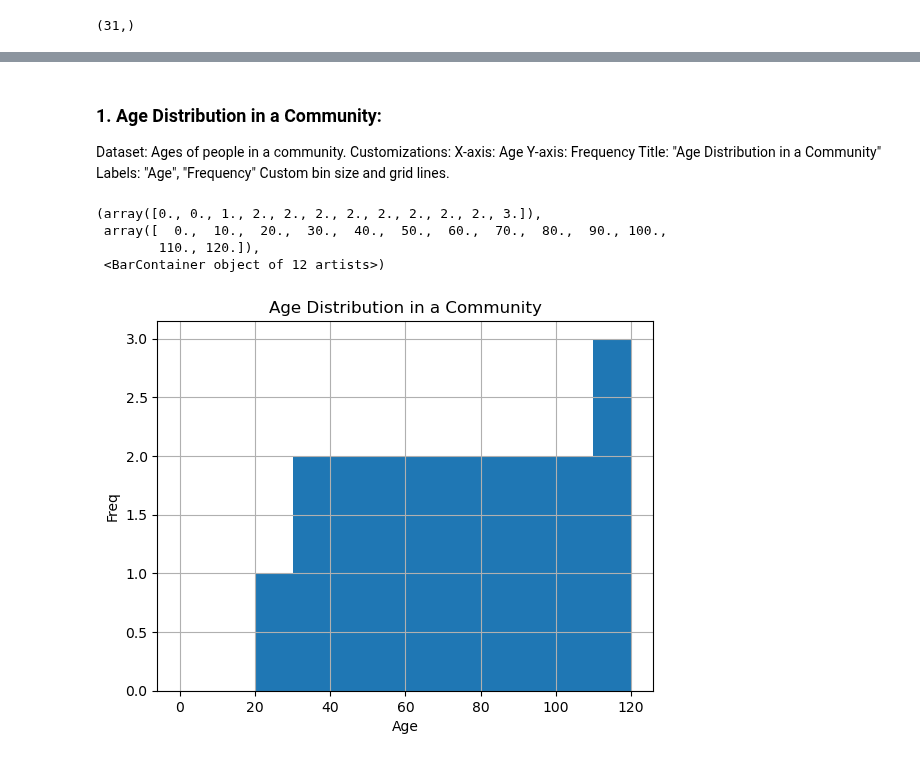
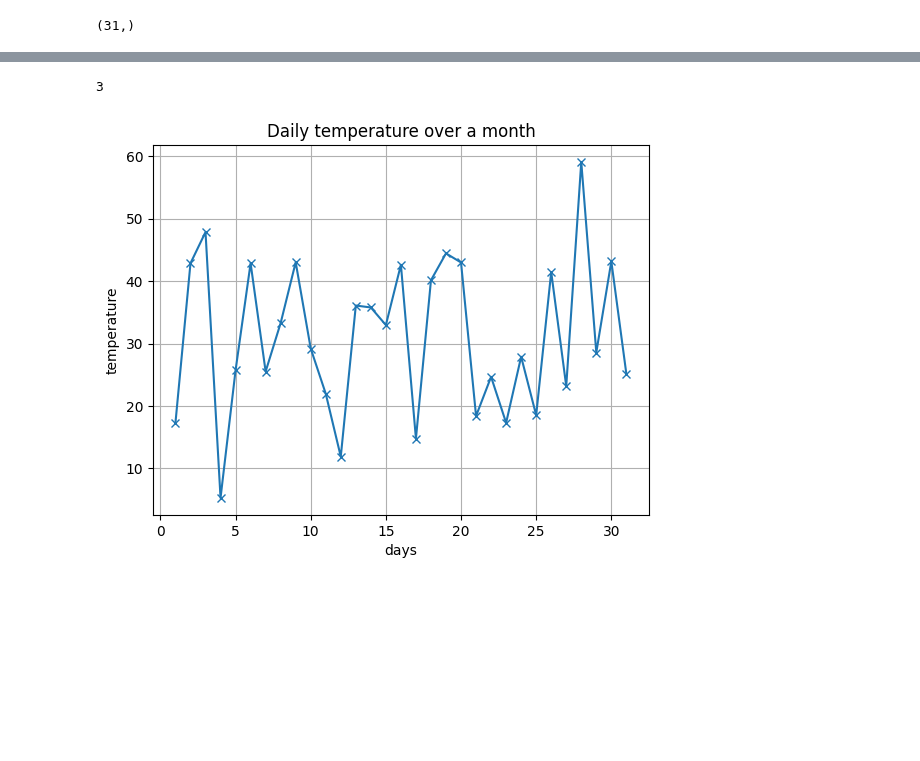
Before and after one commit to S827/python-programs, a Jupyter notebook: EDAPractice/practiceDS.ipynb, the cells around one changed output, grey strips where cells are left out. Drawn from its saved outputs; the diff is of its cells as text; code cells hidden in the pictures; blank space fills up the shorter version.

```diff
--- a/EDAPractice/practiceDS.ipynb
+++ b/EDAPractice/practiceDS.ipynb
@@ -609,17 +24,12 @@ Custom bins for calorie ranges, highlight recommended intake range, and grid lin
-# %% [markdown]
-### 1. Age Distribution in a Community:
-Dataset: Ages of people in a community. Customizations: X-axis: Age Y-axis: Frequency Title: "Age Distribution in a Community" Labels: "Age", "Frequency" Custom bin size and grid lines.
-# %%
-ages = [25, 30, 35, 40, 45, 50, 55, 60, 65, 70, 75, 80, 85, 90, 95, 100, 105, 110, 115, 120]
-plt.xlabel("Age")
-plt.ylabel("Freq")
-plt.title("Age Distribution in a Community")
-plt.grid(True)
-bins=[0, 10, 20, 30, 40, 50, 60, 70, 80, 90, 100, 110, 120]
-plt.hist(ages, bins = bins)
-# %% [output]
-(array([0., 0., 1., 2., 2., 2., 2., 2., 2., 2., 2., 3.]),
- array([  0.,  10.,  20.,  30.,  40.,  50.,  60.,  70.,  80.,  90., 100.,
-        110., 120.]),
- <BarContainer object of 12 artists>)
-[figure, removed]
+# %%
+1+2
+# %% [output]
+3
+# %%
+plt.xlabel('days')
+plt.ylabel('temperature')
+plt.title("Daily temperature over a month")
+plt.grid(True)
+plt.plot(days_np, temp, marker='x');
+# %% [output]
+[figure, added]
```
Also changed, not shown: parts of 74 cells of this notebook, 6 other files.
